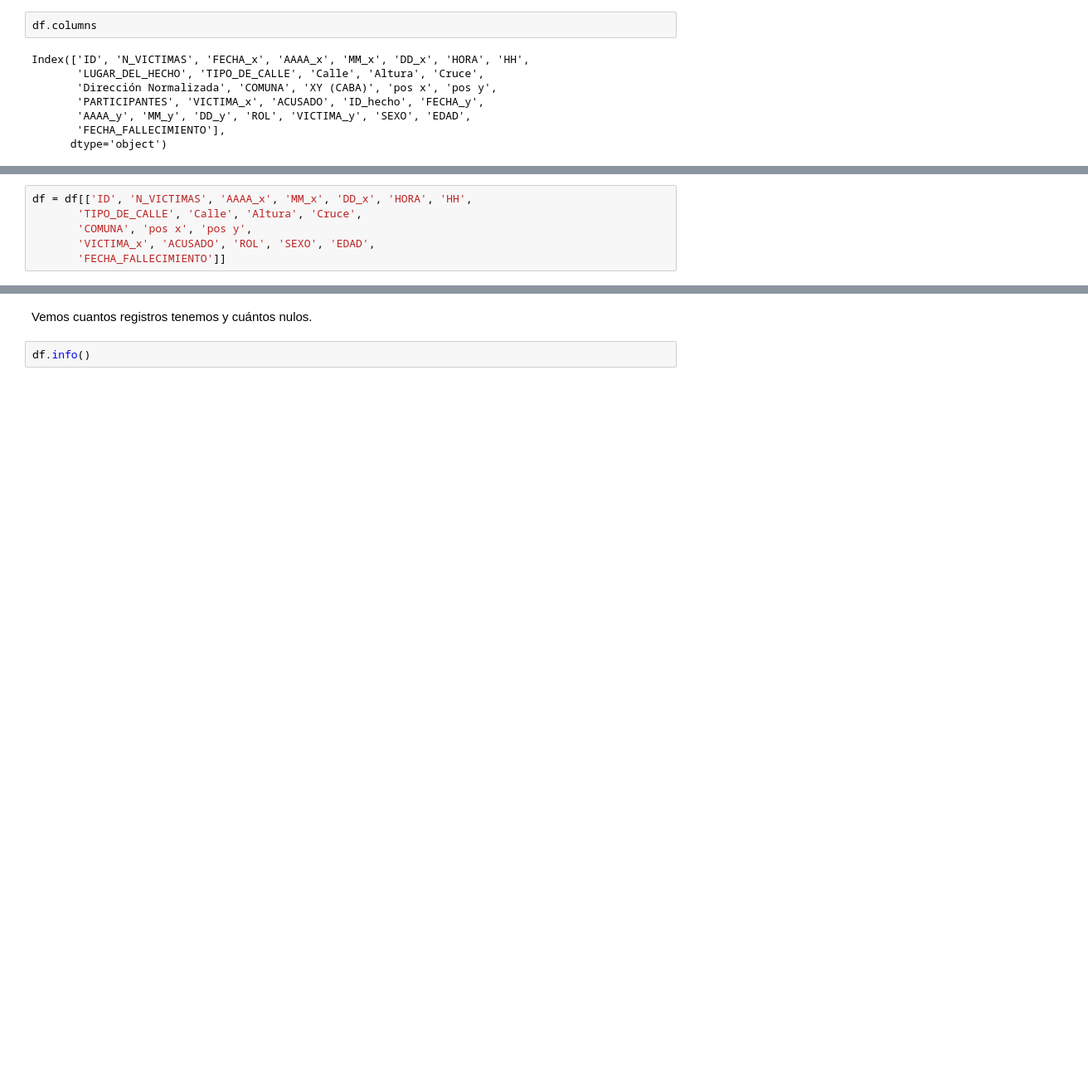
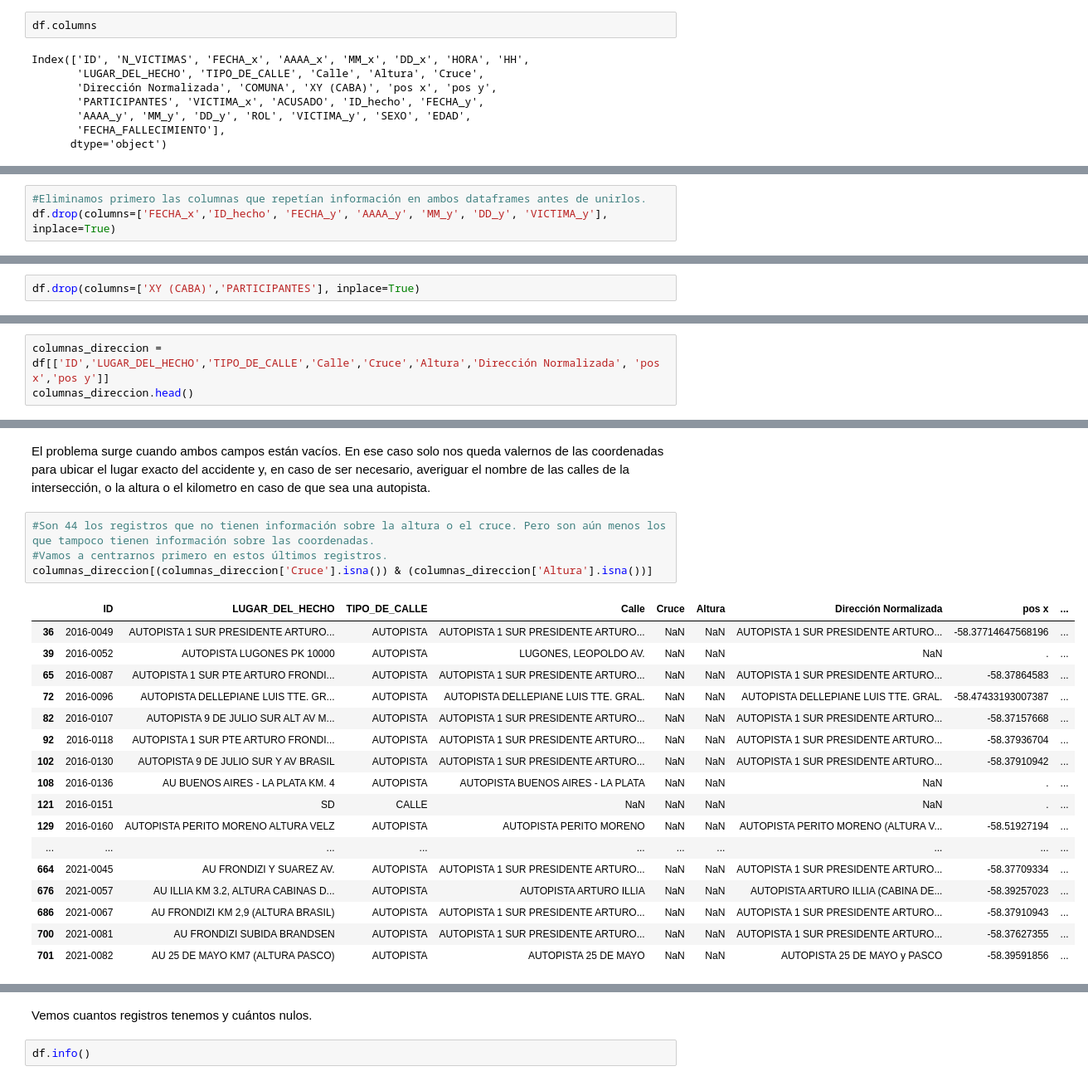
Before and after one commit to EnzoTitaDolce/pi02, a Jupyter notebook: eda.ipynb, the cells around one changed output, grey strips where cells are left out. Shown: that part at 83% size. Cells and saved outputs as stored; diff of their text form; blank space fills up the shorter version.

Commit message:
direcciones procesadas

```diff
--- a/eda.ipynb
+++ b/eda.ipynb
@@ -135,3 +132,6 @@ Son columnas que repiten la misma información en el dataframe.</li>
 <li>Descartaremos la columna XY(CABA) porque con las coordenadas en las columnas pos x y pos y ya es suficiente.</li>
 <li>Para crear la base de datos nos conviene más tener la dirección separada en 3 columnas que tenerla toda en una sola.</li>
 <li>Por último, podemos descartar la columna participantes porque, según el diccionario de datos, es solo una conjunción entre las columnas Victima y Acusado.</li>
+# %%
+#Eliminamos primero las columnas que repetían información en ambos dataframes antes de unirlos.
+df.drop(columns=['FECHA_x','ID_hecho', 'FECHA_y', 'AAAA_y', 'MM_y', 'DD_y', 'VICTIMA_y'], inplace=True)
@@ -137,0 +167,2 @@ Son columnas que repiten la misma información en el dataframe.</li>
+# %%
+df.drop(columns=['XY (CABA)','PARTICIPANTES'], inplace=True)
@@ -138,6 +175,3 @@ Son columnas que repiten la misma información en el dataframe.</li>
 # %%
-df = df[['ID', 'N_VICTIMAS', 'AAAA_x', 'MM_x', 'DD_x', 'HORA', 'HH',
-       'TIPO_DE_CALLE', 'Calle', 'Altura', 'Cruce',
-       'COMUNA', 'pos x', 'pos y',
-       'VICTIMA_x', 'ACUSADO', 'ROL', 'SEXO', 'EDAD',
-       'FECHA_FALLECIMIENTO']]
+columnas_direccion = df[['ID','LUGAR_DEL_HECHO','TIPO_DE_CALLE','Calle','Cruce','Altura','Dirección Normalizada', 'pos x','pos y']]
+columnas_direccion.head()
@@ -159,0 +190,24 @@ df
+# %% [markdown]
+El problema surge cuando ambos campos están vacíos. En ese caso solo nos queda valernos de las coordenadas para ubicar el lugar exacto del accidente y, en caso de ser necesario, averiguar el nombre de las calles de la intersección, o la altura o el kilometro en caso de que sea una autopista.
+# %%
+#Son 44 los registros que no tienen información sobre la altura o el cruce. Pero son aún menos los que tampoco tienen información sobre las coordenadas.
+#Vamos a centrarnos primero en estos últimos registros.
+columnas_direccion[(columnas_direccion['Cruce'].isna()) & (columnas_direccion['Altura'].isna())]
+# %% [output]
+|  | ID | LUGAR_DEL_HECHO | TIPO_DE_CALLE | Calle | Cruce | Altura | Dirección Normalizada | pos x | ... |
+| 36 | 2016-0049 | AUTOPISTA 1 SUR PRESIDENTE ARTURO... | AUTOPISTA | AUTOPISTA 1 SUR PRESIDENTE ARTURO... | NaN | NaN | AUTOPISTA 1 SUR PRESIDENTE ARTURO... | -58.37714647568196 | ... |
+| 39 | 2016-0052 | AUTOPISTA LUGONES PK 10000 | AUTOPISTA | LUGONES, LEOPOLDO AV. | NaN | NaN | NaN | . | ... |
+| 65 | 2016-0087 | AUTOPISTA 1 SUR PTE ARTURO FRONDI... | AUTOPISTA | AUTOPISTA 1 SUR PRESIDENTE ARTURO... | NaN | NaN | AUTOPISTA 1 SUR PRESIDENTE ARTURO... | -58.37864583 | ... |
+| 72 | 2016-0096 | AUTOPISTA DELLEPIANE LUIS TTE. GR... | AUTOPISTA | AUTOPISTA DELLEPIANE LUIS TTE. GRAL. | NaN | NaN | AUTOPISTA DELLEPIANE LUIS TTE. GRAL. | -58.47433193007387 | ... |
+| 82 | 2016-0107 | AUTOPISTA 9 DE JULIO SUR ALT AV M... | AUTOPISTA | AUTOPISTA 1 SUR PRESIDENTE ARTURO... | NaN | NaN | AUTOPISTA 1 SUR PRESIDENTE ARTURO... | -58.37157668 | ... |
+| 92 | 2016-0118 | AUTOPISTA 1 SUR PTE ARTURO FRONDI... | AUTOPISTA | AUTOPISTA 1 SUR PRESIDENTE ARTURO... | NaN | NaN | AUTOPISTA 1 SUR PRESIDENTE ARTURO... | -58.37936704 | ... |
+| 102 | 2016-0130 | AUTOPISTA 9 DE JULIO SUR Y AV BRASIL | AUTOPISTA | AUTOPISTA 1 SUR PRESIDENTE ARTURO... | NaN | NaN | AUTOPISTA 1 SUR PRESIDENTE ARTURO... | -58.37910942 | ... |
+| 108 | 2016-0136 | AU BUENOS AIRES - LA PLATA KM. 4 | AUTOPISTA | AUTOPISTA BUENOS AIRES - LA PLATA | NaN | NaN | NaN | . | ... |
+| 121 | 2016-0151 | SD | CALLE | NaN | NaN | NaN | NaN | . | ... |
+| 129 | 2016-0160 | AUTOPISTA PERITO MORENO ALTURA VELZ | AUTOPISTA | AUTOPISTA PERITO MORENO | NaN | NaN | AUTOPISTA PERITO MORENO (ALTURA V... | -58.51927194 | ... |
+| ... | ... | ... | ... | ... | ... | ... | ... | ... | ... |
+| 664 | 2021-0045 | AU FRONDIZI Y SUAREZ AV. | AUTOPISTA | AUTOPISTA 1 SUR PRESIDENTE ARTURO... | NaN | NaN | AUTOPISTA 1 SUR PRESIDENTE ARTURO... | -58.37709334 | ... |
+| 676 | 2021-0057 | AU ILLIA KM 3.2, ALTURA CABINAS D... | AUTOPISTA | AUTOPISTA ARTURO ILLIA | NaN | NaN | AUTOPISTA ARTURO ILLIA (CABINA DE... | -58.39257023 | ... |
+| 686 | 2021-0067 | AU FRONDIZI KM 2,9 (ALTURA BRASIL) | AUTOPISTA | AUTOPISTA 1 SUR PRESIDENTE ARTURO... | NaN | NaN | AUTOPISTA 1 SUR PRESIDENTE ARTURO... | -58.37910943 | ... |
+| 700 | 2021-0081 | AU FRONDIZI SUBIDA BRANDSEN | AUTOPISTA | AUTOPISTA 1 SUR PRESIDENTE ARTURO... | NaN | NaN | AUTOPISTA 1 SUR PRESIDENTE ARTURO... | -58.37627355 | ... |
+| 701 | 2021-0082 | AU 25 DE MAYO KM7 (ALTURA PASCO) | AUTOPISTA | AUTOPISTA 25 DE MAYO | NaN | NaN | AUTOPISTA 25 DE MAYO y PASCO | -58.39591856 | ... |
```
Also changed, not shown: parts of 27 cells of this notebook, 3 other files.
